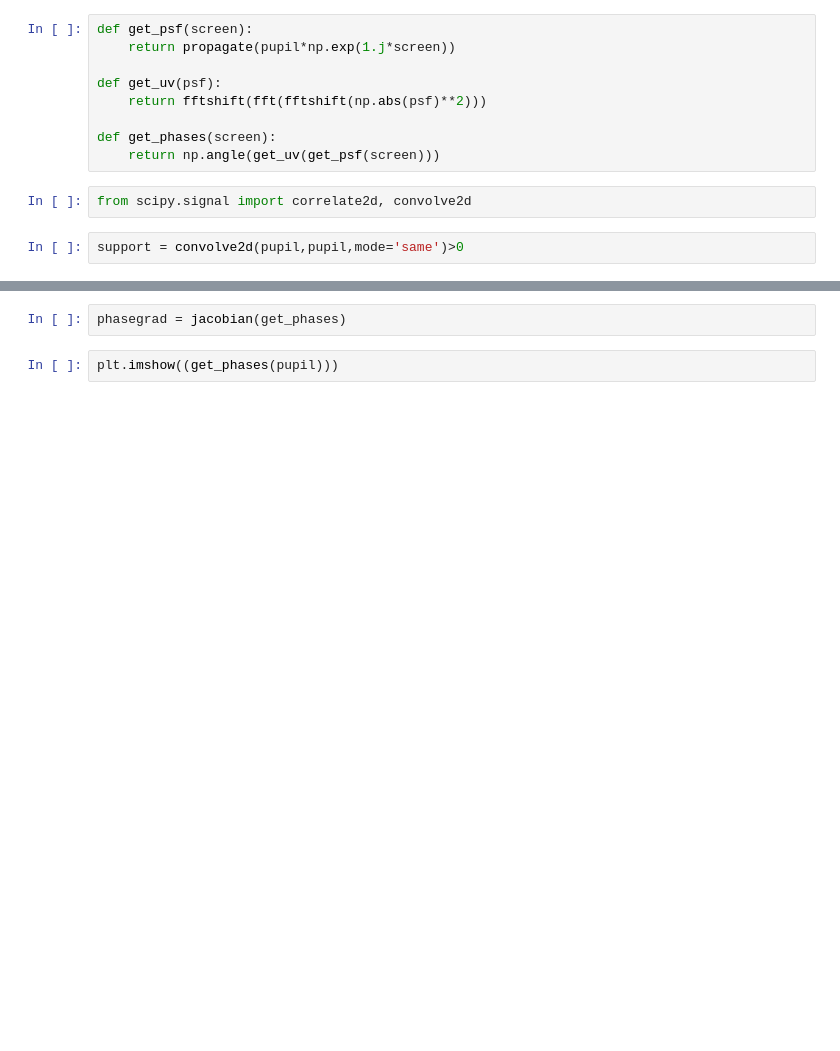
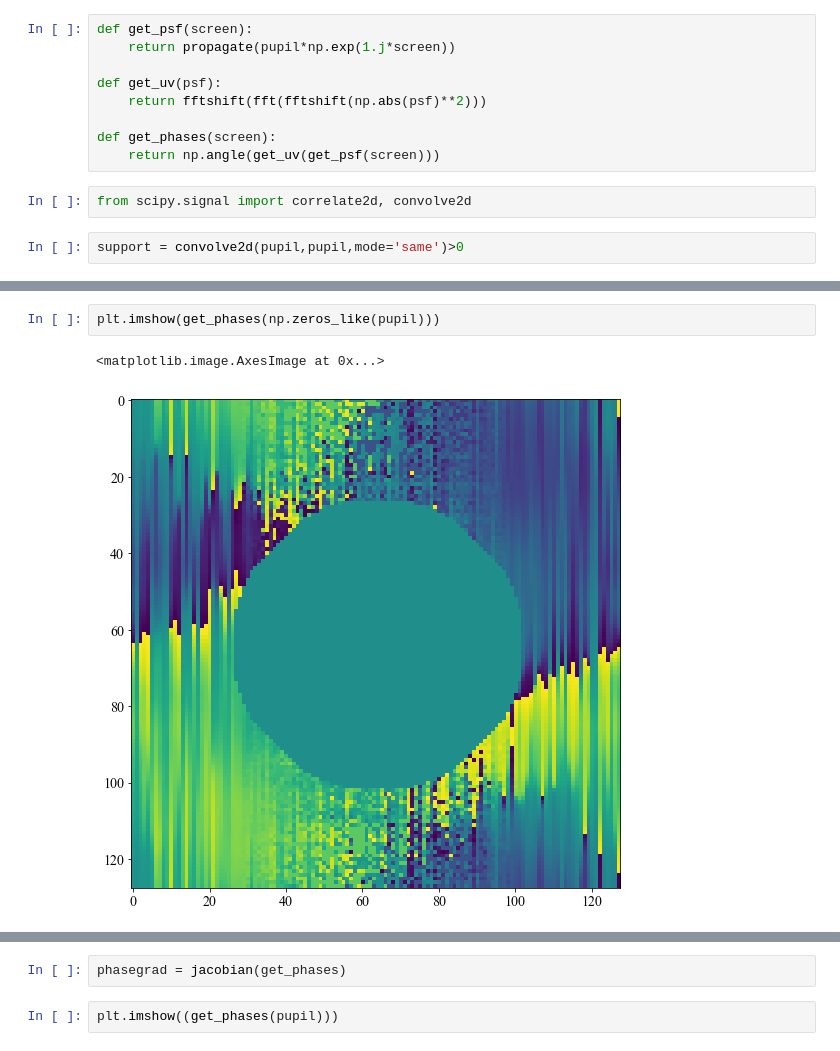
Before and after one commit to benjaminpope/anoroc, a Jupyter notebook: notebooks/toy_model.ipynb, the cells around one changed output, grey strips where cells are left out. Saved outputs shown, nothing was run; the diff lists cells and outputs as text; blank space fills up the shorter version.

Commit message:
do martinache figure right

```diff
--- a/notebooks/toy_model.ipynb
+++ b/notebooks/toy_model.ipynb
@@ -110,0 +111,5 @@ plt.imshow(support)
+# %%
+plt.imshow(get_phases(np.zeros_like(pupil)))
+# %% [output]
+<matplotlib.image.AxesImage at 0x...>
+[figure, added]
```
Also changed, not shown: parts of 78 cells of this notebook, 2 other files.
